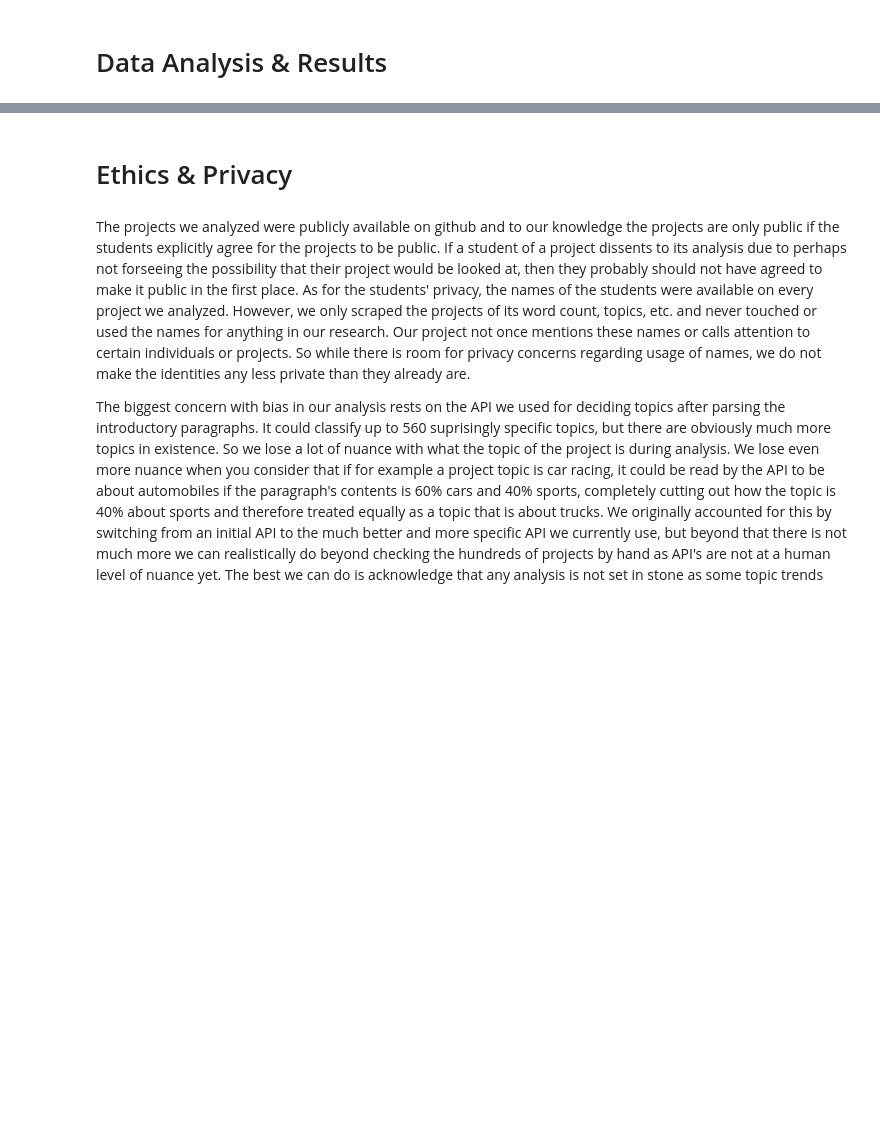
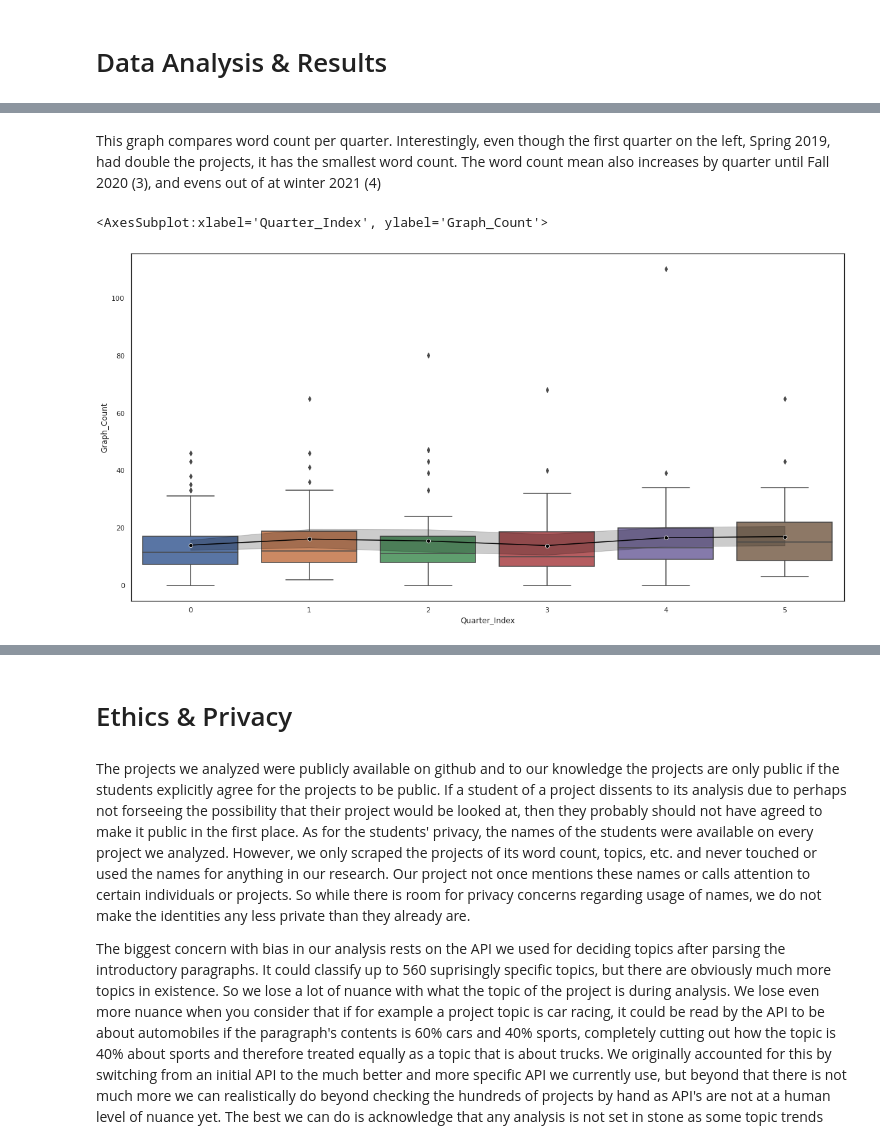
Before and after one commit to jchung01/COGS108-Project-Copy, a Jupyter notebook: FinalProjectGroup096-Fa21.ipynb, the cells around one changed output, grey strips where cells are left out. Saved outputs shown, nothing was run; the diff lists cells and outputs as text; code cells hidden in the pictures; blank space fills up the shorter version.

```diff
--- a/FinalProjectGroup096-Fa21.ipynb
+++ b/FinalProjectGroup096-Fa21.ipynb
@@ -71,0 +314,8 @@ Include cells that describe the steps in your data analysis.
+# %% [markdown]
+This graph compares word count per quarter. Interestingly, even though the first quarter on the left, Spring 2019, had double the projects, it has the smallest word count. The word count mean also increases by quarter until Fall 2020 (3), and evens out of at winter 2021 (4)
+# %%
+sns.boxplot(x='Quarter_Index', y='Graph_Count', data=df)
+sns.lineplot(x='Quarter_Index', y='Graph_Count', data=df, marker="o" ,color ='black')
+# %% [output]
+<AxesSubplot:xlabel='Quarter_Index', ylabel='Graph_Count'>
+[figure, added]
```
Also changed, not shown: parts of 69 cells of this notebook, 2 other files.
